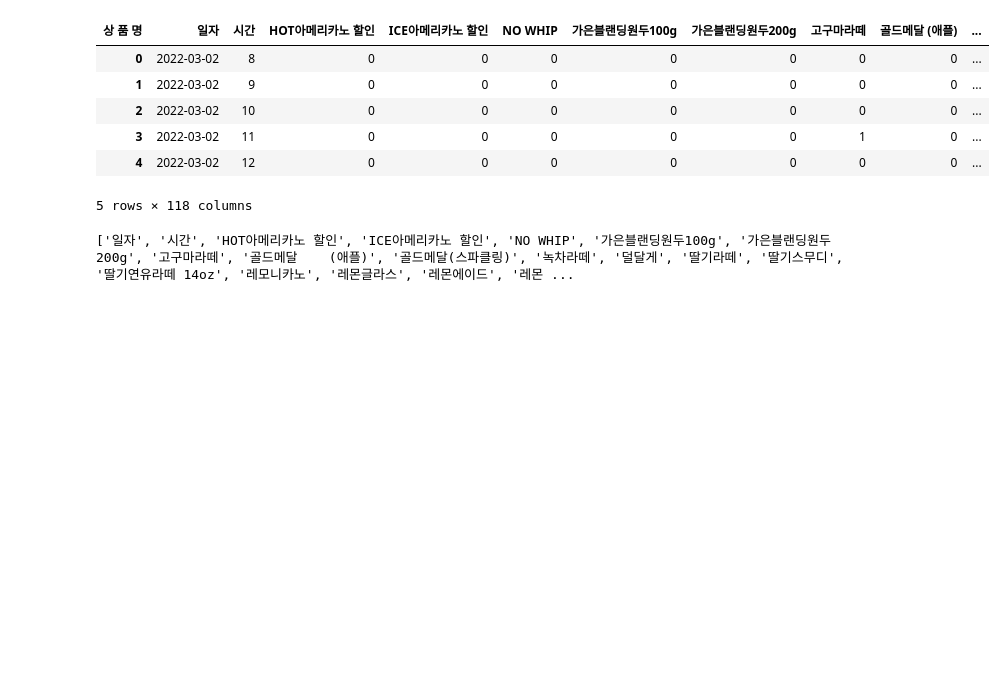
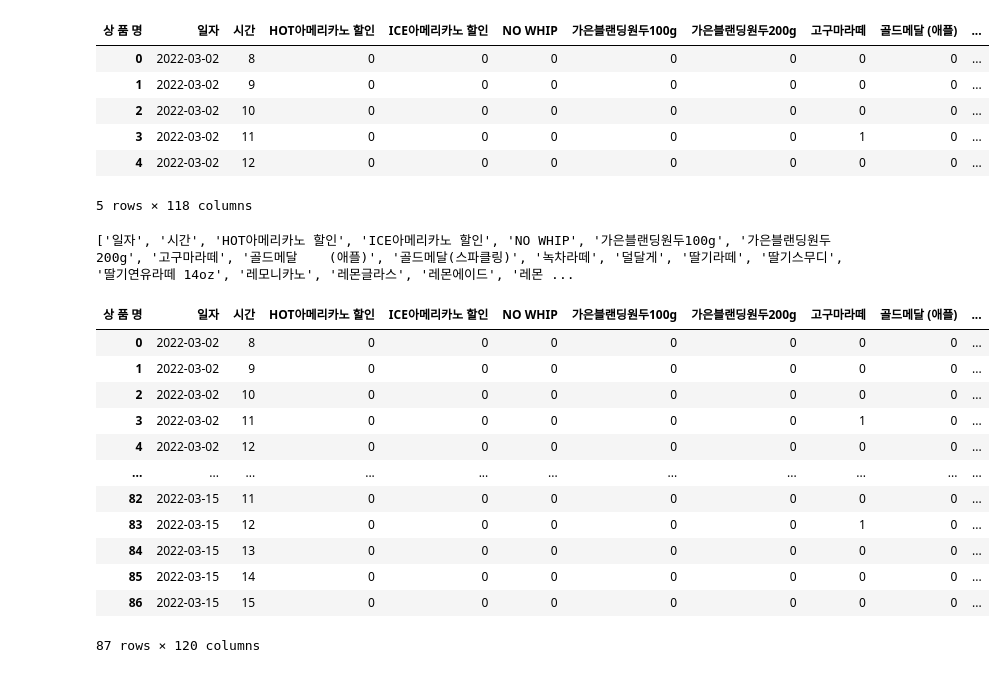
Before and after one commit to sohds/P4DS_gaeun_allocation, a Jupyter notebook: dataprep/merge_menu_sum.ipynb, the cells around one changed output. Saved outputs shown, nothing was run; the diff lists cells and outputs as text; code cells hidden in the pictures; blank space fills up the shorter version.

```diff
--- a/dataprep/merge_menu_sum.ipynb
+++ b/dataprep/merge_menu_sum.ipynb
@@ -71,0 +74,17 @@ sales_cleaned_pattern.to_excel("check.xlsx", index=False)
+# %%
+sales_cleaned_pattern['아메리카노_sum'] = sales_cleaned_pattern['아메리카노'] + sales_cleaned_pattern['HOT아메리카노 할인'] + sales_cleaned_pattern['행사) 아메리카노']
+sales_cleaned_pattern.head(87)   # 데이터 확인
+# %% [output]
+| 상 품 명 | 일자 | 시간 | HOT아메리카노 할인 | ICE아메리카노 할인 | NO WHIP | 가은블랜딩원두100g | 가은블랜딩원두200g | 고구마라떼 | 골드메달 (애플) | ... |
+| 0 | 2022-03-02 | 8 | 0 | 0 | 0 | 0 | 0 | 0 | 0 | ... |
+| 1 | 2022-03-02 | 9 | 0 | 0 | 0 | 0 | 0 | 0 | 0 | ... |
+| 2 | 2022-03-02 | 10 | 0 | 0 | 0 | 0 | 0 | 0 | 0 | ... |
+| 3 | 2022-03-02 | 11 | 0 | 0 | 0 | 0 | 0 | 1 | 0 | ... |
+| 4 | 2022-03-02 | 12 | 0 | 0 | 0 | 0 | 0 | 0 | 0 | ... |
+| ... | ... | ... | ... | ... | ... | ... | ... | ... | ... | ... |
+| 82 | 2022-03-15 | 11 | 0 | 0 | 0 | 0 | 0 | 0 | 0 | ... |
+| 83 | 2022-03-15 | 12 | 0 | 0 | 0 | 0 | 0 | 1 | 0 | ... |
+| 84 | 2022-03-15 | 13 | 0 | 0 | 0 | 0 | 0 | 0 | 0 | ... |
+| 85 | 2022-03-15 | 14 | 0 | 0 | 0 | 0 | 0 | 0 | 0 | ... |
+| 86 | 2022-03-15 | 15 | 0 | 0 | 0 | 0 | 0 | 0 | 0 | ... |
+87 rows × 120 columns
```
Also changed, not shown: parts of 9 cells of this notebook, 1 other file.
